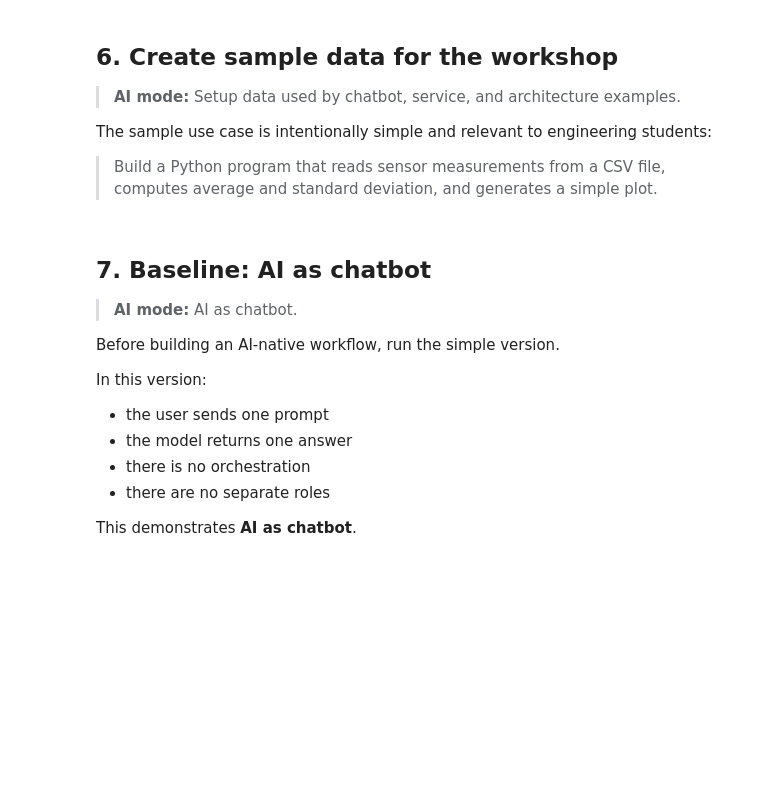
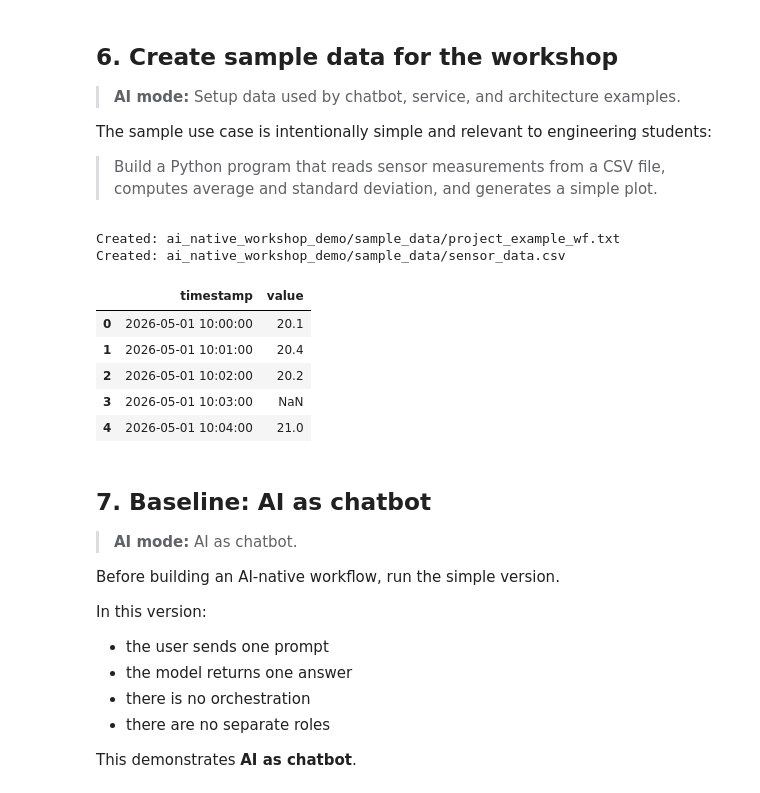
Before and after one commit to mnanos/AI_native_workshop, a Jupyter notebook: AI_Native_Workshop_Hands_On_Notebook.ipynb, the cells around one changed output. Drawn from its saved outputs; the diff is of its cells as text; code cells hidden in the pictures; blank space fills up the shorter version.

Commit message:
Update workshop planner examples

```diff
--- a/AI_Native_Workshop_Hands_On_Notebook.ipynb
+++ b/AI_Native_Workshop_Hands_On_Notebook.ipynb
@@ -182,30 +188,37 @@ The sample use case is intentionally simple and relevant to engineering students
 # %%
 # AI mode: Setup data used by chatbot, service, and architecture examples.
 WORKSHOP_DIR = Path("ai_native_workshop_demo")
 DATA_DIR = WORKSHOP_DIR / "sample_data"
 DATA_DIR.mkdir(parents=True, exist_ok=True)
 
 assignment_text = """
 Build a Python program that reads sensor measurements from a CSV file,
 computes the average and standard deviation, and generates a simple plot.
-The CSV file contains two columns: timestamp and value.
-The program should validate that the value column exists and should handle missing values.
 """.strip()
 
-assignment_path = DATA_DIR / "assignment.txt"
+assignment_path = DATA_DIR / "project_example_wf.txt"
 assignment_path.write_text(assignment_text, encoding="utf-8")
 
 sensor_df = pd.DataFrame({
     "timestamp": pd.date_range("2026-05-01 10:00:00", periods=12, freq="min"),
     "value": [20.1, 20.4, 20.2, None, 21.0, 20.8, 20.7, 21.1, 21.4, 21.2, 21.0, 20.9],
 })
 
 sensor_path = DATA_DIR / "sensor_data.csv"
 sensor_df.to_csv(sensor_path, index=False)
 
 print("Created:", assignment_path)
 print("Created:", sensor_path)
 sensor_df.head()
+# %% [output]
+Created: ai_native_workshop_demo/sample_data/project_example_wf.txt
+Created: ai_native_workshop_demo/sample_data/sensor_data.csv
+|  | timestamp | value |
+| 0 | 2026-05-01 10:00:00 | 20.1 |
+| 1 | 2026-05-01 10:01:00 | 20.4 |
+| 2 | 2026-05-01 10:02:00 | 20.2 |
+| 3 | 2026-05-01 10:03:00 | NaN |
+| 4 | 2026-05-01 10:04:00 | 21.0 |
 # %% [markdown]
 ## 7. Baseline: AI as chatbot
 
```
Also changed, not shown: parts of 13 cells of this notebook, 15 other files.
